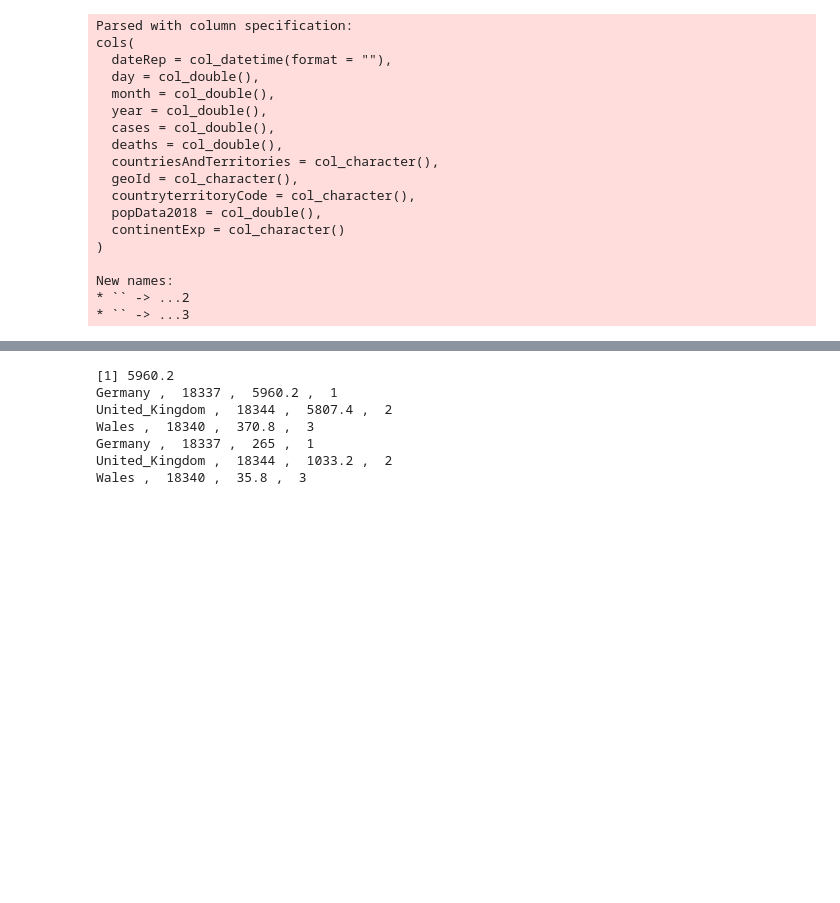
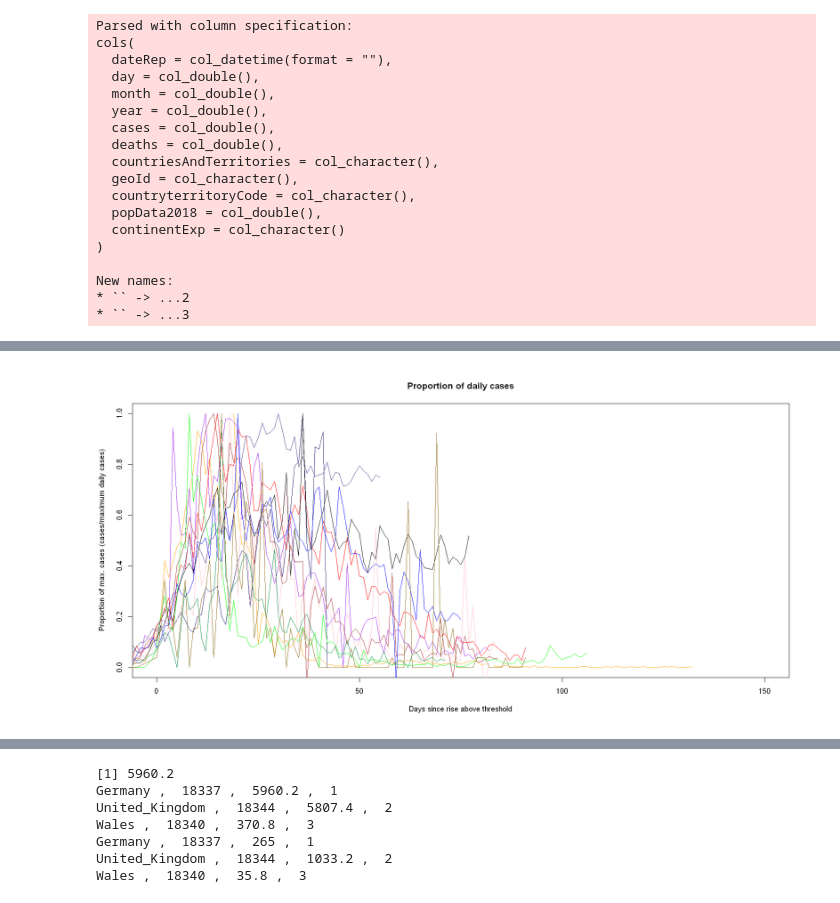
Before and after one commit to pete-arnold/R-basics, a Jupyter notebook: covid-19.ipynb, the cells around one changed output, grey strips where cells are left out. Saved outputs shown, nothing was run; the diff lists cells and outputs as text; code cells hidden in the pictures; blank space fills up the shorter version.

```diff
--- a/covid-19.ipynb
+++ b/covid-19.ipynb
@@ -166 +344,44 @@ Merged country data size = 211
+# %%
+# A list of country names (which must match a name in the `countries` list).
+selected_countries <- c('United_Kingdom', 'South_Korea', 'Italy', 'China',
+                        'United_States_of_America', 'Germany', 'Spain',
+                        'France', 'Russia', 'Japan', 'Vietnam', 'Brazil',
+                        'Zambia')
+# A list of colours which will be used in the same order as the countries above.
+# If there are too many colours the excess are ignored. Too few
+selected_colors <- c('blue', 'green', 'red', 'orange', 'black', 'purple',
+                     'brown', 'pink', 'slateblue4', 'springgreen4',
+                     'goldenrod4', 'midnightblue')
+# Now define the period of time after the start date (defined above as the date
+# when the daily count reached n% of the maximum daily count for a country).
+period <- 150
+# Plot the number of daily cases.
+# Set the display to plot 2 graphs side-by-side.
+options(repr.plot.width = 16, repr.plot.height = 8)
+par(mfrow=c(1,1))
+i <- 1
+for (country in countries$countriesAndTerritories) {
+    max_cases <- (countries %>% filter(countriesAndTerritories==country) %>% select(max_cases))[[1]]
+    first_case <- (countries %>% filter(countriesAndTerritories==country) %>% select(firstCase))[[1]]
+    if (country %in% selected_countries) {
+        colour <- match(country, selected_countries)
+        # cat(country, ', ', first_case, ', ', max_cases, ', ', as.integer(colour), '\n')
+        if (i == 1) {
+        with(cases_deaths %>% filter(countriesAndTerritories==country),
+             plot(as.Date(dateRep) - as.Date(first_case), cases/max_cases,
+                  type='l', col=selected_colors[colour],
+                  main='Proportion of daily cases',
+                  xlab='Days since rise above threshold',
+                  ylab='Proportion of max. cases (cases/maximum daily cases)',
+                  xlim=c(0, period), ylim=c(0, 1)))
+        } else {
+        with(cases_deaths %>% filter(countriesAndTerritories==country),
+             lines(as.Date(dateRep) - as.Date(first_case), cases/max_cases,
+                   type='l', col=selected_colors[colour]))
+        }
+        i <- i + 1
+    }
+}
+# %% [output]
+[figure, added]
 # %%
```
Also changed, not shown: parts of 27 cells of this notebook.
